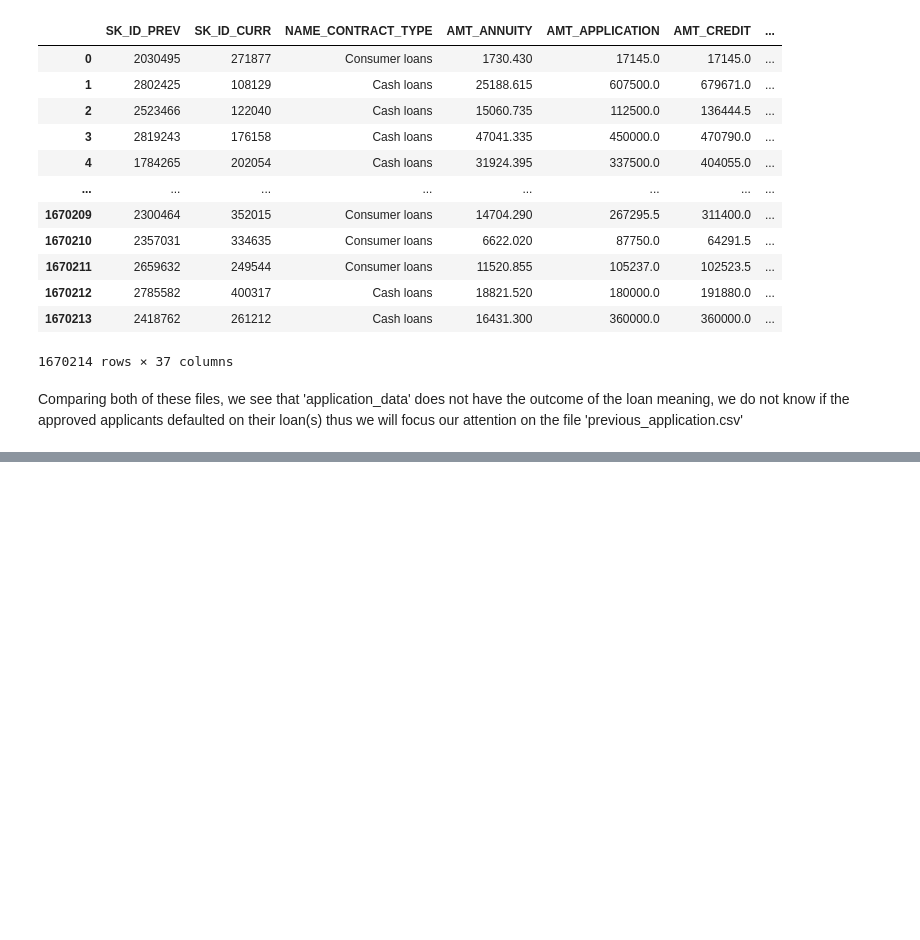
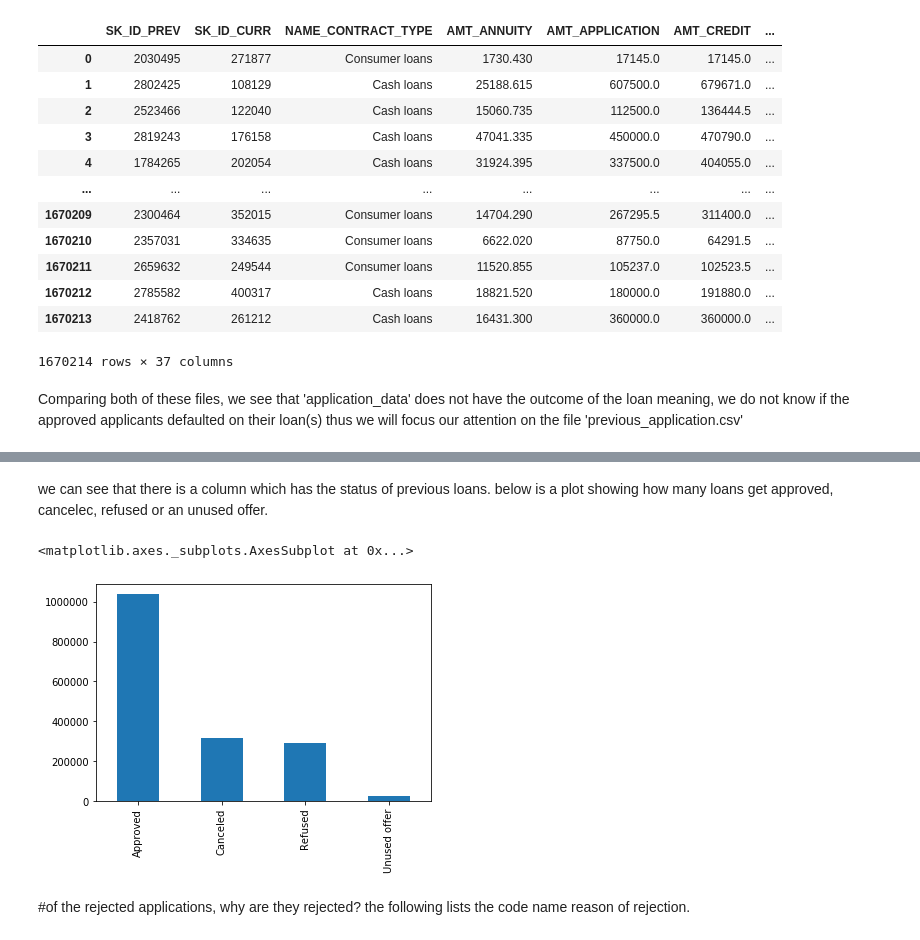
Before and after one commit to danielmmarquez/capstoneTwo-project, a Jupyter notebook: LoanDefaultData/capstone two, Data Wrangling .ipynb, the cells around one changed output, grey strips where cells are left out. Drawn from its saved outputs; the diff is of its cells as text; code cells hidden in the pictures; blank space fills up the shorter version.

```diff
--- a/LoanDefaultData/capstone two, Data Wrangling .ipynb
+++ b/LoanDefaultData/capstone two, Data Wrangling .ipynb
@@ -134,0 +164,12 @@ display(pd.DataFrame(dfname))
+# %%
+PreviousApplicationT = previous_application.T #transpose
+# %% [markdown]
+we can see that there is a column which has the status of previous loans. below is a plot showing how many loans get approved, cancelec, refused or an unused offer.
+# %%
+#16
+PreviousApplicationT.loc['NAME_CONTRACT_STATUS'].value_counts().plot(kind = 'bar')
+# %% [output]
+<matplotlib.axes._subplots.AxesSubplot at 0x...>
+[figure, added]
+# %% [markdown]
+#of the rejected applications, why are they rejected? the following lists the code name reason of rejection.
```
Also changed, not shown: parts of 13 cells of this notebook.
